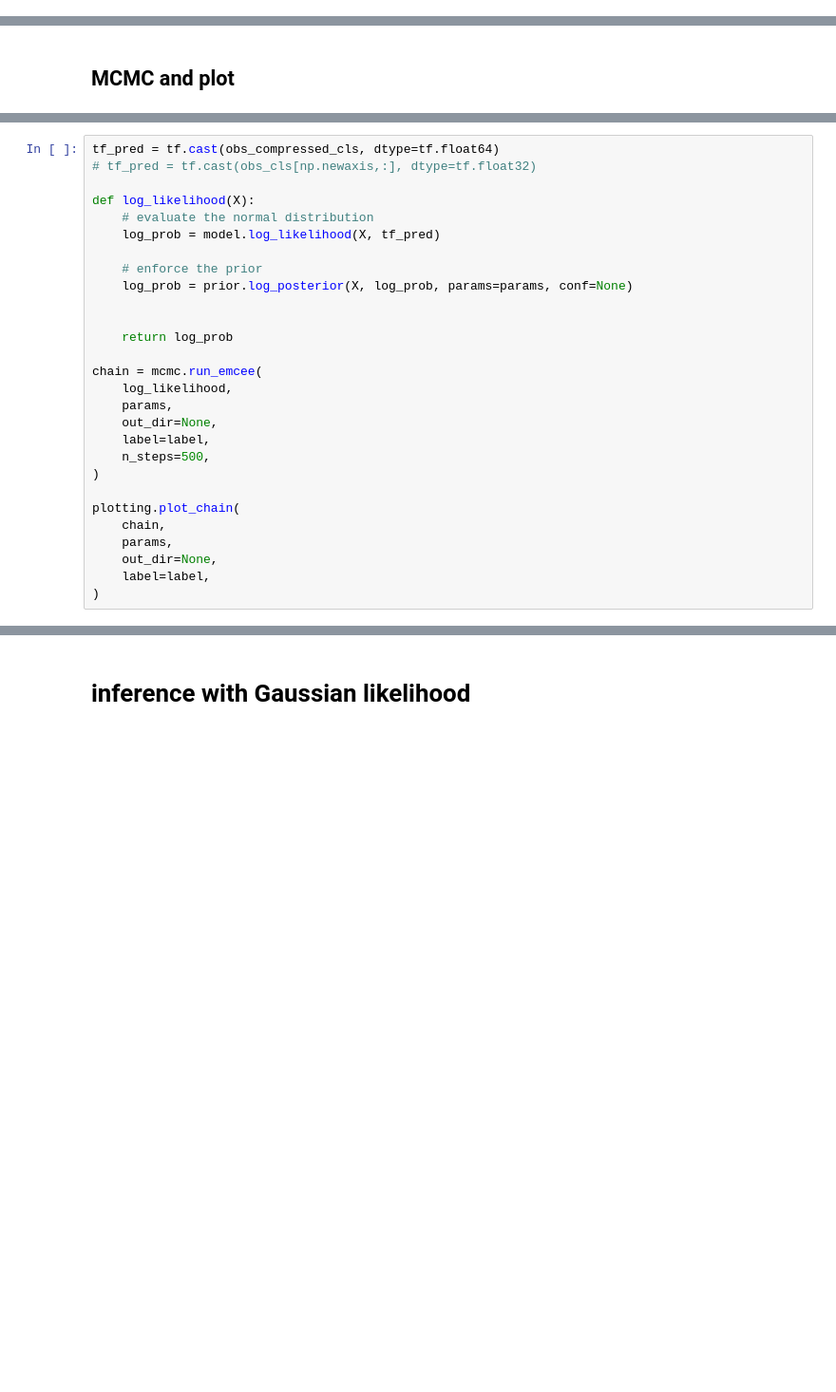
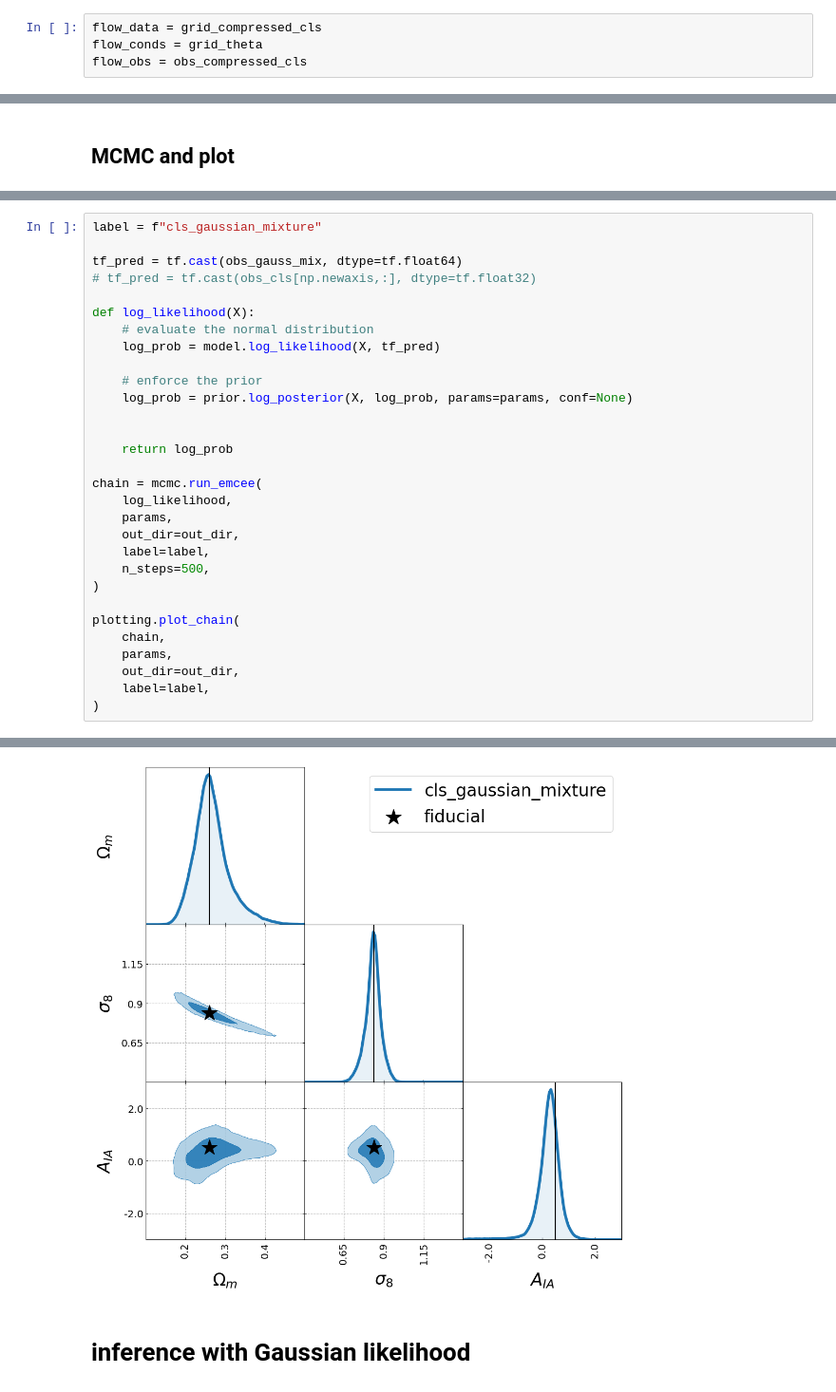
Before and after one commit to des-science/multiprobe-simulation-inference, a Jupyter notebook: notebooks/miscellaneous/power_spectra.ipynb, the cells around one changed output, grey strips where cells are left out. Shown at 95% size. Drawn from its saved outputs; the diff is of its cells as text; blank space fills up the shorter version.

```diff
--- a/notebooks/miscellaneous/power_spectra.ipynb
+++ b/notebooks/miscellaneous/power_spectra.ipynb
@@ -291,3 +300,7 @@ grid shape before compression: (39984, 197)
 grid shape after compression: (39984, 10)
 # %% [markdown]
 # inference with normalizing flow
+# %%
+flow_data = grid_compressed_cls
+flow_conds = grid_theta
+flow_obs = obs_compressed_cls
@@ -388,5 +470,7 @@ tf.Tensor(
 # %%
-tf_pred = tf.cast(obs_compressed_cls, dtype=tf.float64)
+label = f"cls_gaussian_mixture"
+
+tf_pred = tf.cast(obs_gauss_mix, dtype=tf.float64)
 # tf_pred = tf.cast(obs_cls[np.newaxis,:], dtype=tf.float32)
 
 def log_likelihood(X):
@@ -402,7 +486,7 @@ def log_likelihood(X):
 chain = mcmc.run_emcee(
     log_likelihood,
     params,
-    out_dir=None,
+    out_dir=out_dir,
     label=label,
     n_steps=500,
 )
@@ -410,6 +494,7 @@ chain = mcmc.run_emcee(
 plotting.plot_chain(
     chain,
     params,
-    out_dir=None,
+    out_dir=out_dir,
     label=label,
 )
+# %% [output]
@@ -416,3 +502,4 @@ plotting.plot_chain(
+[figure, added]
 # %% [markdown]
 # inference with Gaussian likelihood
 # %%
```
Also changed, not shown: parts of 20 cells of this notebook, 1 other file.
